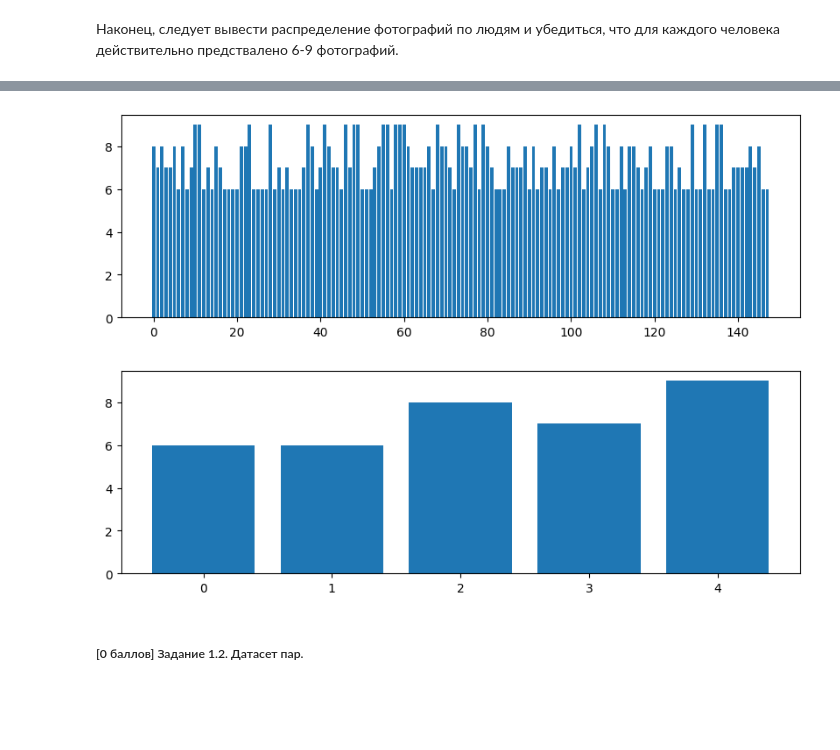
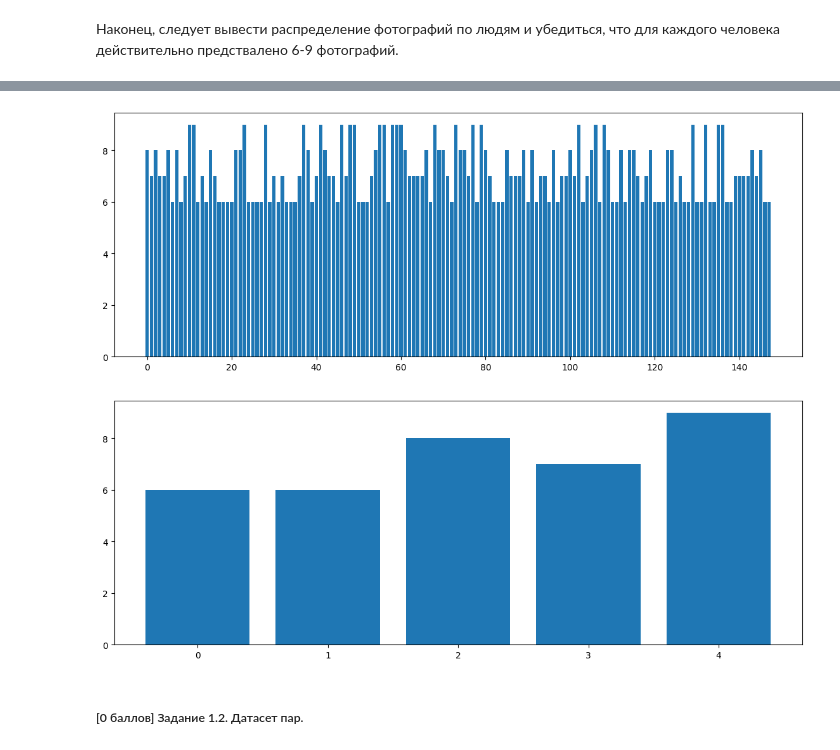
Before and after one commit to Aleksander-23443/iad_dl, a Jupyter notebook: dz2/homework_02.ipynb, the cells around one changed output, grey strips where cells are left out. Saved outputs shown, nothing was run; the diff lists cells and outputs as text; code cells hidden in the pictures; blank space fills up the shorter version.

```diff
--- a/dz2/homework_02.ipynb
+++ b/dz2/homework_02.ipynb
@@ -78,5 +89,5 @@ device = torch.device('cuda' if torch.cuda.is_available() else 'cpu')
 # %%
-transform = ### YOUR CODE HERE ###
+transform = torchvision.transforms.ToTensor()
 
 train_ds = torchvision.datasets.ImageFolder("data/training", transform = transform)
 test_ds = torchvision.datasets.ImageFolder("data/testing", transform = transform)
@@ -91,13 +121,15 @@ test_ds = torchvision.datasets.ImageFolder("data/testing", transform = transform
 # %%
 def show_class_distribtion(targets):
-    ### YOUR CODE HERE ###
-    pass
+    plt.figure(figsize=(14, 5))
+    cat, val = np.unique_counts(targets)
+    plt.bar(cat, val)
+    plt.show()
 
 show_class_distribtion(train_ds.targets)
 show_class_distribtion(test_ds.targets)
 # %% [output]
-[figure, old version]
+[figure, new version]
-[figure, old version]
+[figure, new version]
 # %% [markdown]
 ##### [0 баллов] Задание 1.2. Датасет пар.
 # %% [markdown]
```
Also changed, not shown: parts of 8 cells of this notebook.
